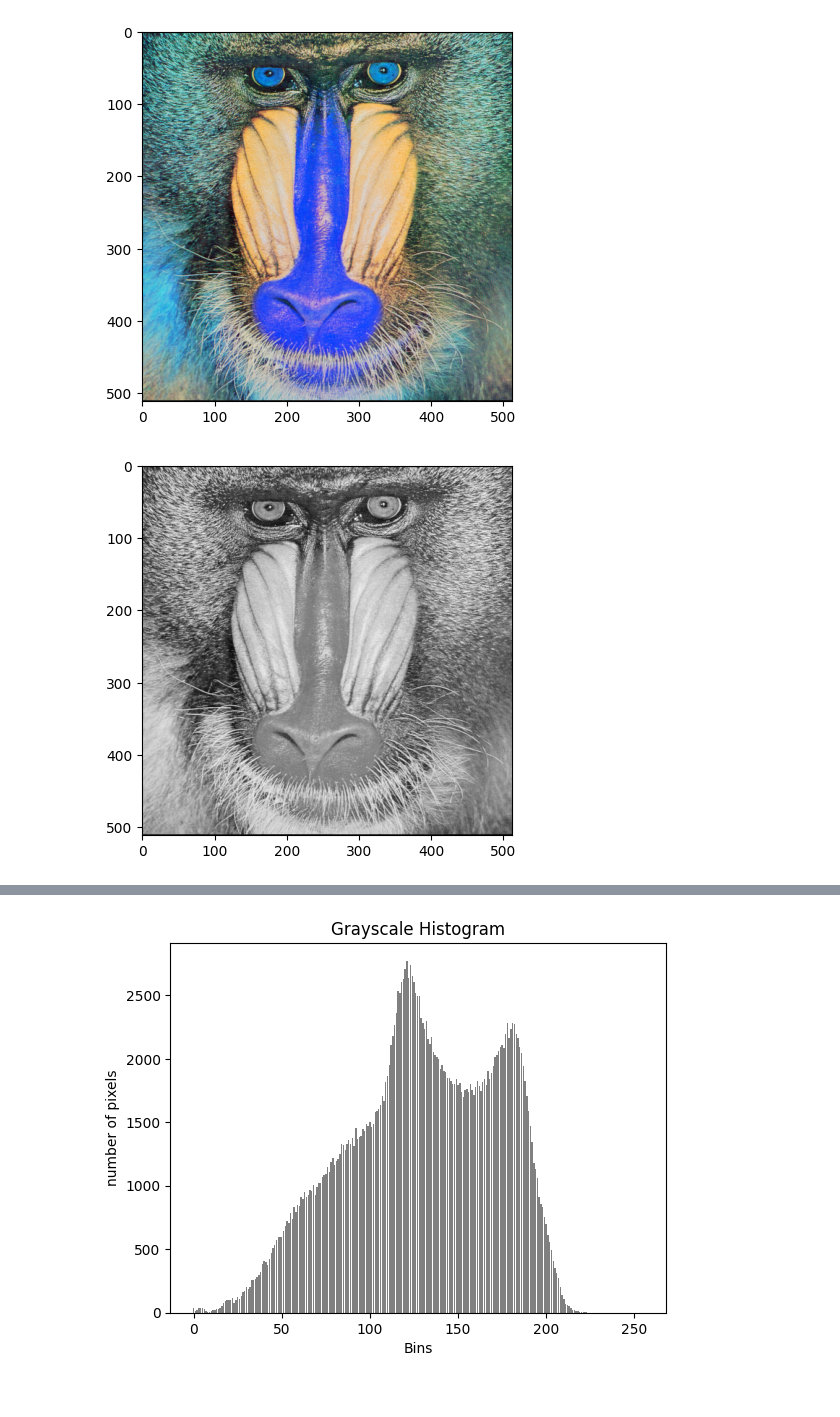
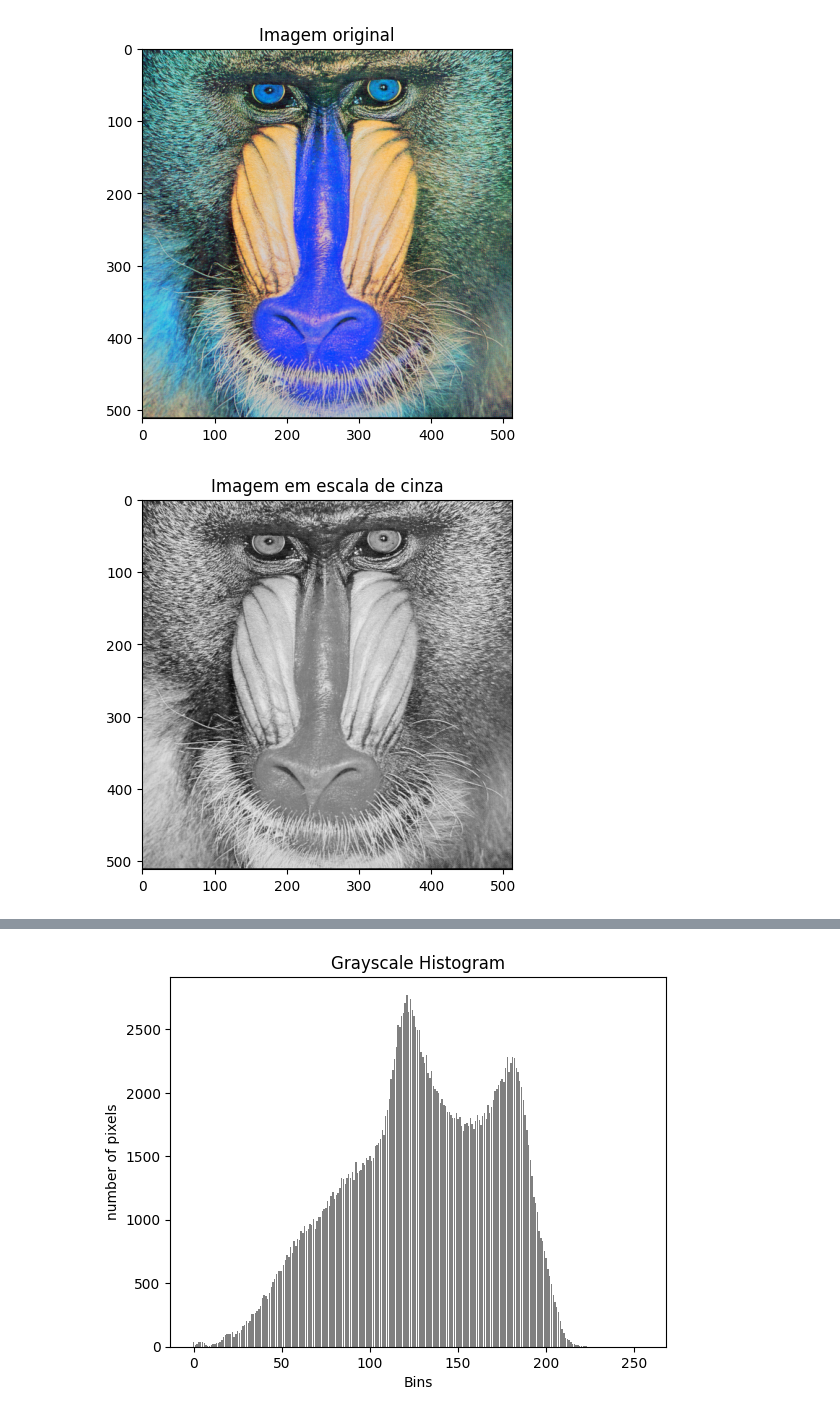
Before and after one commit to tomast1337/Image-Processing, a Jupyter notebook: aula1.ipynb, the cells around one changed output, grey strips where cells are left out. Cells and saved outputs as stored; diff of their text form; code cells hidden in the pictures.

```diff
--- a/aula1.ipynb
+++ b/aula1.ipynb
@@ -5,9 +5,10 @@ import matplotlib.pyplot as plt
 # %%
 image = cv2.imread('imgs/4.2.03.tiff')
 plt.imshow(image, cmap='gray')
+plt.title('Imagem original')
 plt.show()
 # %% [output]
-[figure, old version]
+[figure, new version]
 # %%
 gray = cv2.cvtColor(image, cv2.COLOR_BGR2GRAY)
 
@@ -22,9 +23,10 @@ gray = np.array(gray)
 """
 
 plt.imshow(gray, cmap='gray')
+plt.title('Imagem em escala de cinza')
 plt.show()
 # %% [output]
-[figure, old version]
+[figure, new version]
 # %%
 (thresh, blackAndWhiteImage) = cv2.threshold(gray, 127, 255, cv2.THRESH_BINARY)
 """
```
Also changed, not shown: parts of 1 cell of this notebook, 3 other files.
